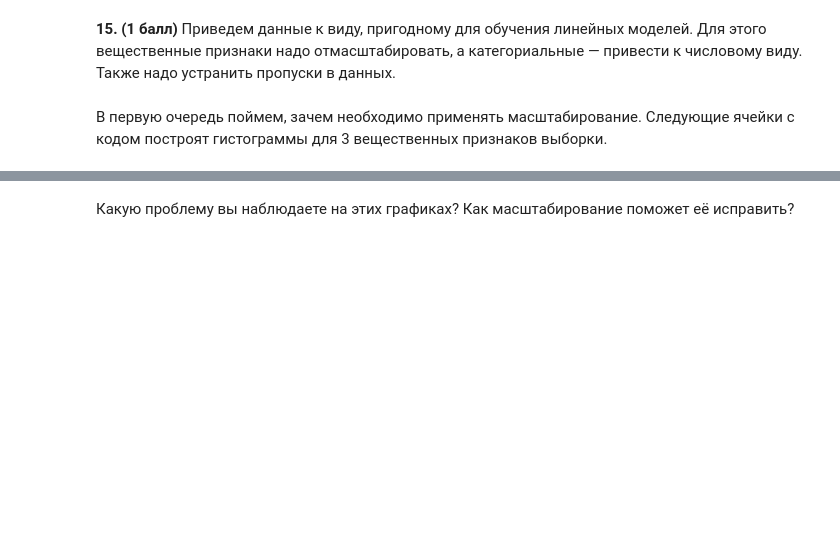
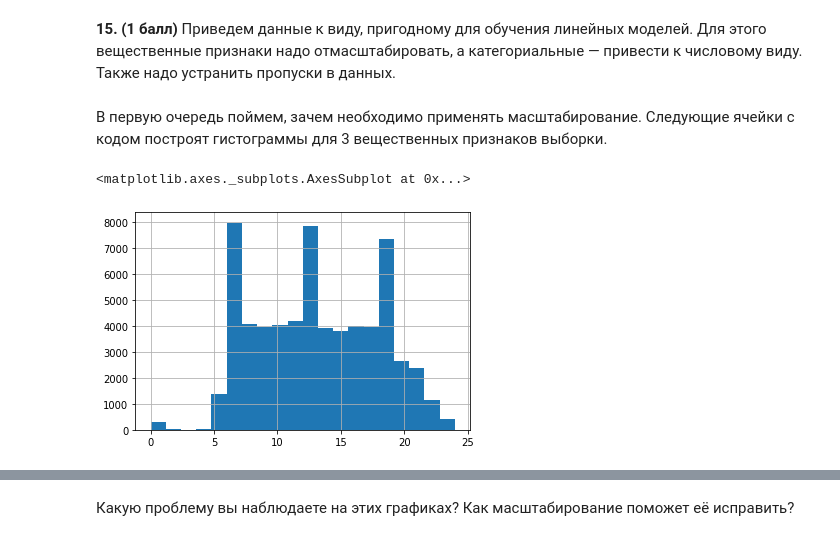
Before and after one commit to JhinGrace/ML_labs, a Jupyter notebook: ML Labas.ipynb, the cells around one changed output, grey strips where cells are left out. Drawn from its saved outputs; the diff is of its cells as text; code cells hidden in the pictures; blank space fills up the shorter version.

```diff
--- a/ML Labas.ipynb
+++ b/ML Labas.ipynb
@@ -237,0 +295,4 @@ df["Origin"].describe().top
+# %%
+delays = delays.drop(columns=['DepDelay'])
+delays = delays.drop(columns=['Cancelled', 'CancellationCode'])
+delays.columns
@@ -245,0 +335,14 @@ df["Origin"].describe().top
+# %%
+delays['DepTime_Hour'] = (delays['DepTime'] / 100).apply(np.floor)
+delays['DepTime_Minute'] = (delays['DepTime'].mod(100))
+
+delays['CRSDepTime_Hour'] = (delays['CRSDepTime'] / 100).apply(np.floor)
+delays['CRSDepTime_Minute'] = (delays['CRSDepTime'].mod(100))
+
+delays['ArrTime_Hour'] = (delays['ArrTime'] / 100).apply(np.floor)
+delays['ArrTime_Minute'] = (delays['ArrTime'].mod(100))
+
+delays['CRSArrTime_Hour'] = (delays['CRSArrTime'] / 100).apply(np.floor)
+delays['CRSArrTime_Minute'] = (delays['CRSArrTime'].mod(100))
+
+delays
@@ -245,0 +363,4 @@ df["Origin"].describe().top
+# %%
+delays = delays.drop(columns=['DepTime', 'CRSDepTime', 'ArrTime', 'CRSArrTime'])
+
+delays.columns
@@ -249,0 +378,4 @@ df["Origin"].describe().top
+# %%
+delays = delays.drop(columns=['TailNum', 'Year'])
+delays = delays.drop(columns=['CarrierDelay', 'WeatherDelay', 'NASDelay', 'SecurityDelay', 'LateAircraftDelay'])
+delays.columns
@@ -252,5 +408,8 @@ df["Origin"].describe().top
 # %% [markdown]
 В первую очередь поймем, зачем необходимо применять масштабирование. Следующие ячейки с кодом построят гистограммы для 3 вещественных признаков выборки.
 # %%
-X['DepTime_Hour'].hist(bins=20)
+delays['DepTime_Hour'].hist(bins=20)
+# %% [output]
+<matplotlib.axes._subplots.AxesSubplot at 0x...>
+[figure, added]
 # %%
```
Also changed, not shown: parts of 49 cells of this notebook.
